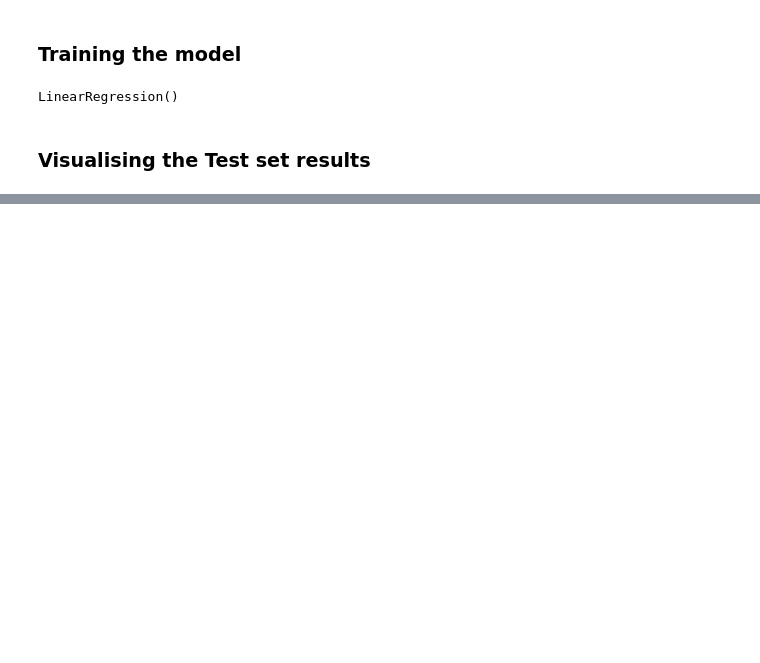
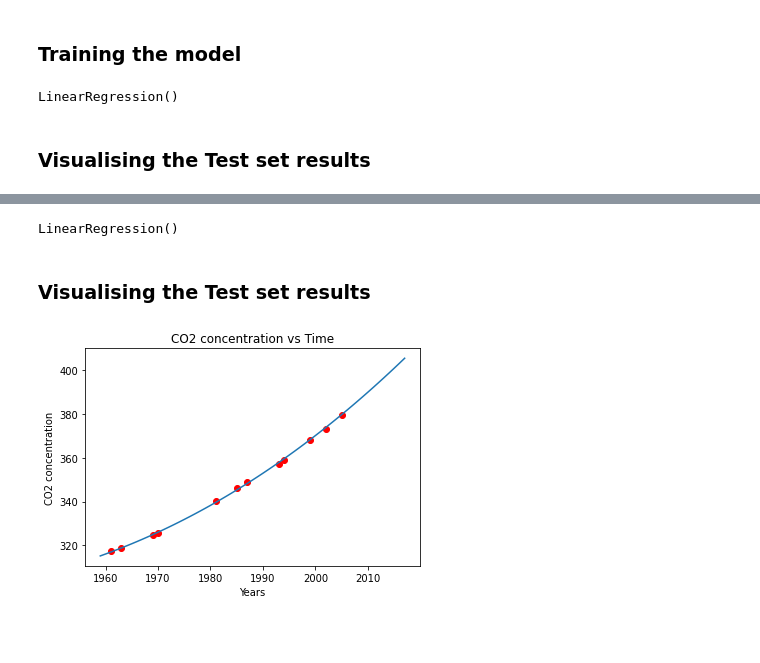
Before and after one commit to LeudoNeto/dangerous-co2-conc-predict, a Jupyter notebook: co2.ipynb, the cells around one changed output, grey strips where cells are left out. Cells and saved outputs as stored; diff of their text form; code cells hidden in the pictures; blank space fills up the shorter version.

```diff
--- a/co2.ipynb
+++ b/co2.ipynb
@@ -126,0 +135,21 @@ plt.show()
+# %%
+from sklearn.preprocessing import PolynomialFeatures
+poly_transformer = PolynomialFeatures(degree = 5)
+x_poly = poly_transformer.fit_transform(x)
+lin_reg_2 = LinearRegression()
+lin_reg_2.fit(x_poly, y)
+# %% [output]
+LinearRegression()
+# %% [markdown]
+### Visualising the Test set results
+# %%
+plt.scatter(x_test,y_test, color='red')
+plt.plot(x, lin_reg_2.predict(x_poly))
+plt.title('CO2 concentration vs Time')
+plt.xlabel('Years')
+plt.ylabel('CO2 concentration')
+plt.show()
+# %% [output]
+[figure, added]
+# %% [markdown]
+###
```
Also changed, not shown: parts of 9 cells of this notebook.
